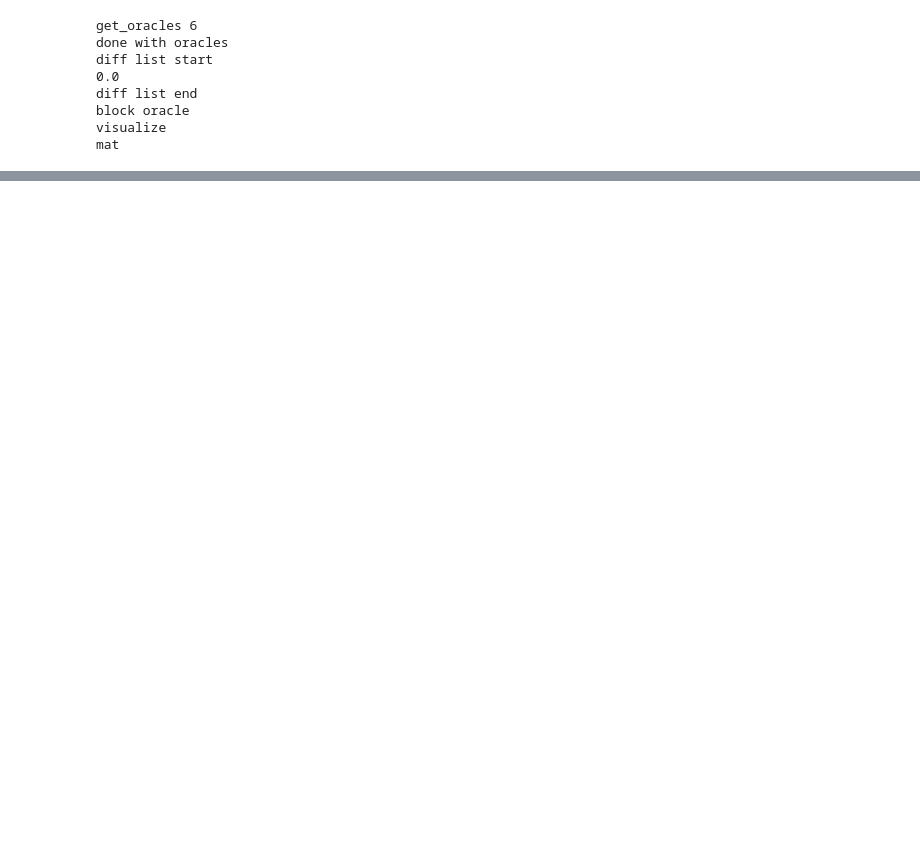
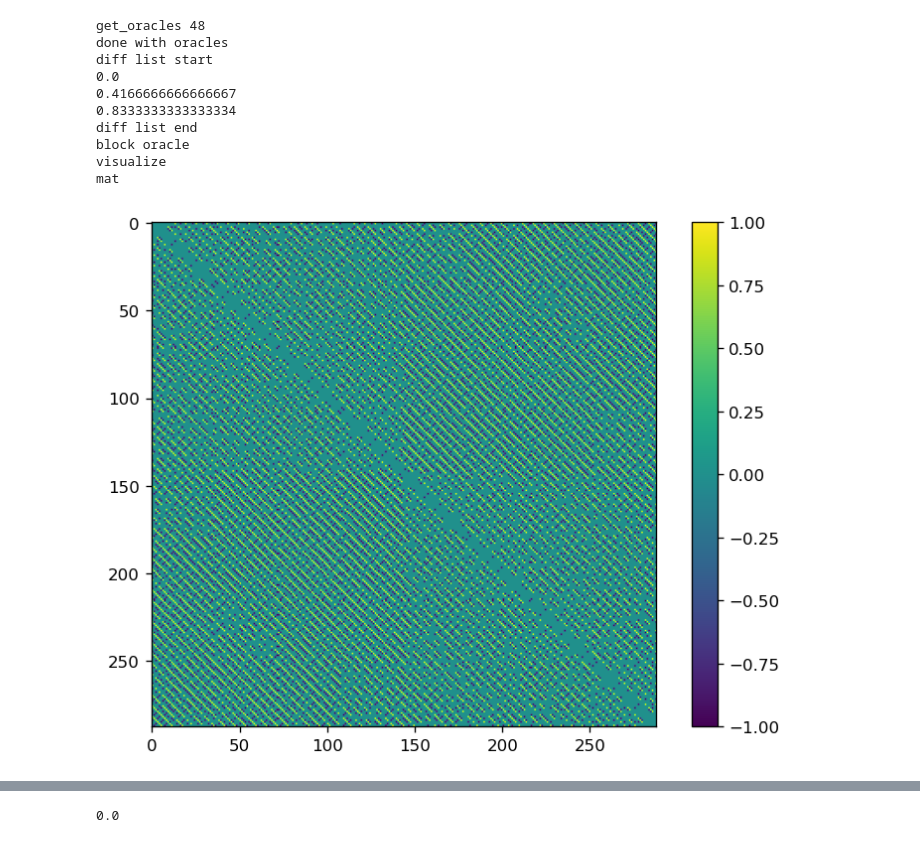
Before and after one commit to blake-holman/ED_Adversaries, a Jupyter notebook: Relative.ipynb, the cells around one changed output, grey strips where cells are left out. Cells and saved outputs as stored; diff of their text form; code cells hidden in the pictures; blank space fills up the shorter version.

Commit message:
complex

```diff
--- a/Relative.ipynb
+++ b/Relative.ipynb
@@ -313,8 +313,8 @@ def relative_hadamard_norm_max(mat, relative_mat, D_len, solver="MOSEK", uni=Tru
     # relative_mat = np.block(relative)
 
     print(relative_mat.shape)
-    Y = cp.Variable((D_len, D_len), PSD=True)
-    Lambda = cp.Variable((D_len, D_len), symmetric=True)
+    Y = cp.Variable((D_len, D_len), hermitian=True)
+    Lambda = cp.Variable((D_len, D_len), hermitian=True)
     print(relative_shape)
     Lambda_relative = cp.kron(Lambda, np.ones(relative_shape))
     Lambda_relative = cp.multiply(Lambda_relative, relative_mat)
@@ -323,7 +323,7 @@ def relative_hadamard_norm_max(mat, relative_mat, D_len, solver="MOSEK", uni=Tru
     # W = Lambda_relative - diag
     # print(W)
     constraints = [cp.trace(Y) == 1, Lambda_relative << diag]
-    opt_prob = cp.Problem(cp.Maximize(2 * cp.sum(cp.multiply(Lambda.T, mat))), constraints)
+    opt_prob = cp.Problem(cp.Maximize(2 * cp.sum(cp.real(cp.multiply(Lambda.T, mat)))), constraints)
     opt_prob.solve(verbose=True, solver=solver, mosek_params= {"MSK_IPAR_NUM_THREADS": 8})
     # opt_prob.solve(verbose=True, solver="SCS")
                 # eps_rel=1e-4,
@@ -504,6 +506,6 @@ def mask_maker(assignment, cases):
 # %%
-n = 4
-m = 1
+n = 3
+m = 2
 # print(get_n_cycles(n))
 # cycles = get_cycles(n, n)
 # print(cycles)
@@ -524,42 +526,51 @@ inv_keys = {v:key for key, v in keys.items()}
 sorted_perms = [inv_keys[i] for i in range(len(keys))]
 # print(keys)
 # # # print(len(perms), len(keys))
+# oracles = get_oracles(perms, cycle_oracle, to_list=True)
+# standard_perms = [cycle_to_standard(perm) for perm in perms]
+# oracle_diffs_list = phase_oracle_diffs(standard_perms)
 oracles = get_oracles(perms, cycle_oracle, to_list=True)
 print('done with oracles')
 # print(oracles)
 # # # print(len(oracles))
 print('diff list start')
+# oracle_diffs_list = get_ph
 oracle_diffs_list = get_oracle_diffs(oracles, prod=True, mat=True, keys=keys)
 print('diff list end')
 # # print(keys)
 # # # print('blah', len(oracle_diffs_list), len(oracle_diffs_list[0]), oracle_diffs_list[0][0].shape)
 # # # print(oracle_diffs_list)
 print('block oracle')
 oracle_diffs = np.block(oracle_diffs_list)
 # perms_sorted = [keys.index[i] for i in range(len(keys))]
 print('visualize')
 # visualize(oracle_diffs)
 print('mat')
 mat = mask_maker(keys, preimage_dict)
 # visualize(mat, (sorted_perms, sorted_perms), to_string=True)
 # # print('boop')
 # # start = time()
-# Lambda, Y, W = relative_hadamard_norm_max(mat, oracle_diffs, len(perms))
-# visualize(Lambda, (sorted_perms, sorted_perms), to_string=True)
-# visualize(W)
-# visualize(Y)
+visualize(oracle_diffs)
+Lambda, Y, W = relative_hadamard_norm_max(mat, oracle_diffs, len(perms))
+visualize(Lambda, (sorted_perms, sorted_perms), to_string=True, complex=True)
+visualize(W, complex=True)
+visualize(np.abs(Y))
+print(np.max(np.abs(np.imag(Lambda))))
 # Lambda = Lambda/Y[0,0]
 # W = W/Y[0,0]
 # # visualize(W[] * oracle_diffs)
 # print(mu)
 # print("time",  time()-start)
 # print(set(np.round(W.flatten(), 7)))
 # %% [output]
-get_oracles 6
+get_oracles 48
 done with oracles
 diff list start
 0.0
+0.4166666666666667
+0.8333333333333334
 diff list end
 block oracle
 visualize
 mat
+[figure, added]
@@ -566,3 +597,4 @@ mat
+0.0
 # %%
 perm_block  = oracle_diffs
 pow = 1
```
Also changed, not shown: parts of 7 cells of this notebook, 2 other files.
